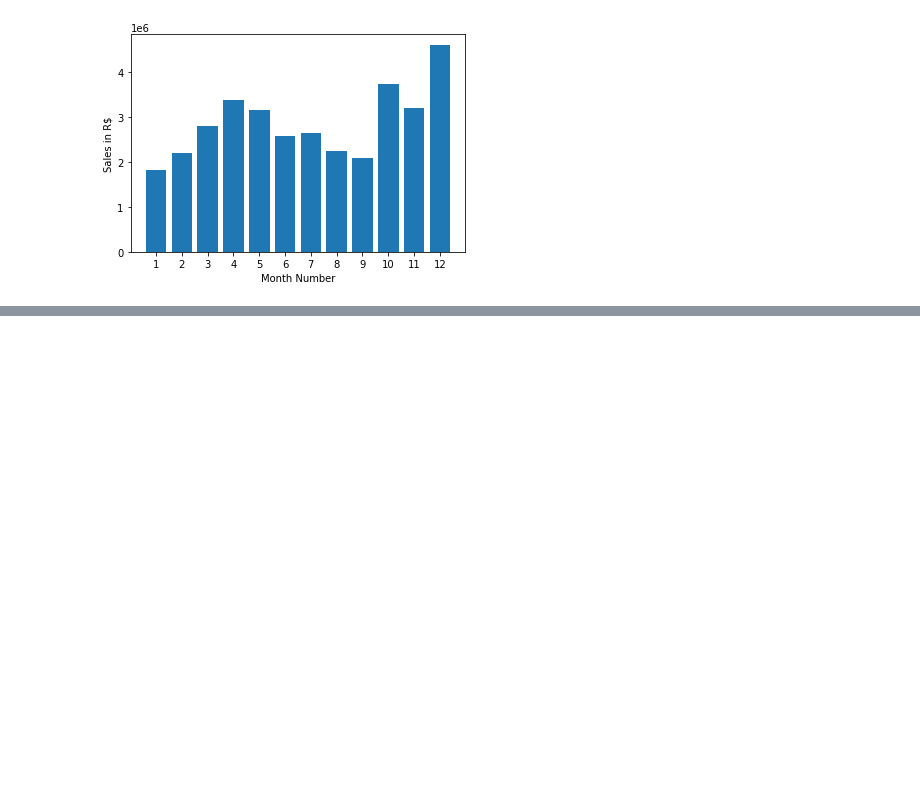
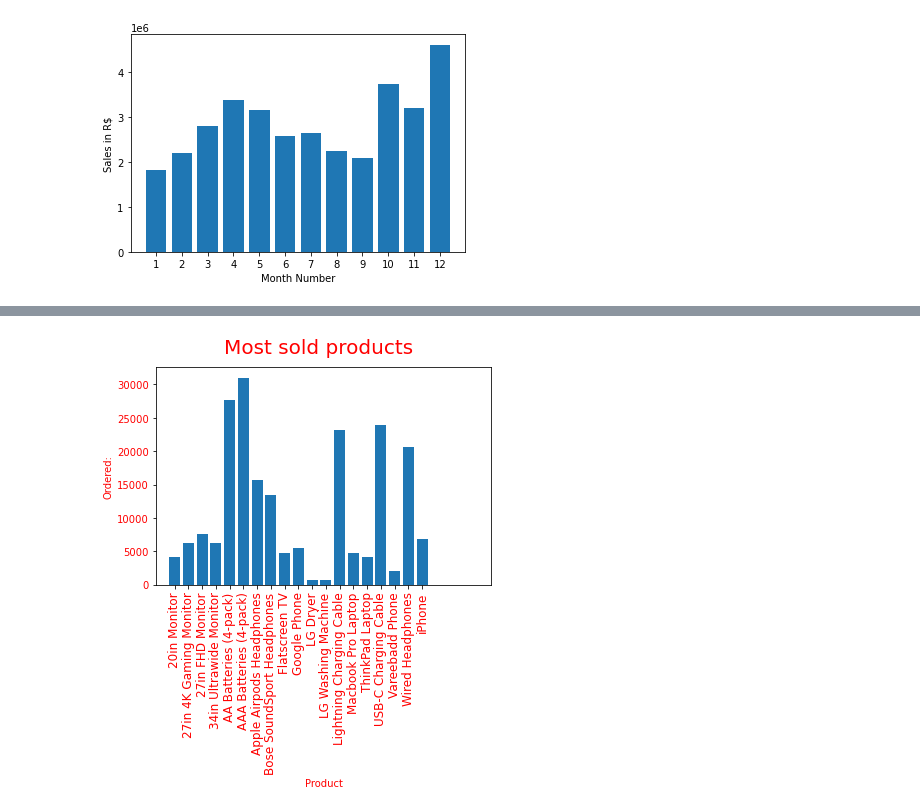
Before and after one commit to vinidias/Panda-Data-Science-Tasks, a Jupyter notebook: SalesAnalysis/Analysis.ipynb, the cells around one changed output, grey strips where cells are left out. Saved outputs shown, nothing was run; the diff lists cells and outputs as text; code cells hidden in the pictures; blank space fills up the shorter version.

Commit message:
Most Sold Products x Prices

```diff
--- a/SalesAnalysis/Analysis.ipynb
+++ b/SalesAnalysis/Analysis.ipynb
@@ -211,0 +226,11 @@ all_data.groupby(['Hour']).count()
+# %%
+
+### VERIFICA DUPLICADOS
+df = all_data[all_data['Order ID'].duplicated(keep=False)]
+
+#AGRUPAR DUPLICADOS
+df['Grouped'] = df.groupby('Order ID')['Product'].transform(lambda x: ','.join(x))
+
+df = df[['Order ID', 'Grouped']].drop_duplicates()
+
+df.head()
@@ -211,0 +287,24 @@ all_data.groupby(['Hour']).count()
+# %%
+product_group = all_data.groupby('Product')
+#product_group.sum()
+
+quantity_ordered = product_group.sum()['Quantity Ordered']
+products = [product for product, df in product_group]
+
+plt.bar(products, quantity_ordered)
+plt.xticks(hours)
+plt.ylabel('Ordered:',  color="red")
+plt.xlabel('Product',  color="red")
+plt.suptitle('Most sold products', fontsize=20, color="red")
+
+# Find & set various colors
+[i.set_color("red") for i in plt.gca().get_yticklabels()]
+[i.set_color("red") for i in plt.gca().get_xticklabels()]
+##########################################
+
+#X LABEL NA VERTICAL
+plt.xticks(products, rotation='vertical', size=12)
+
+plt.show()
+# %% [output]
+[figure, added]
```
Also changed, not shown: parts of 32 cells of this notebook.
